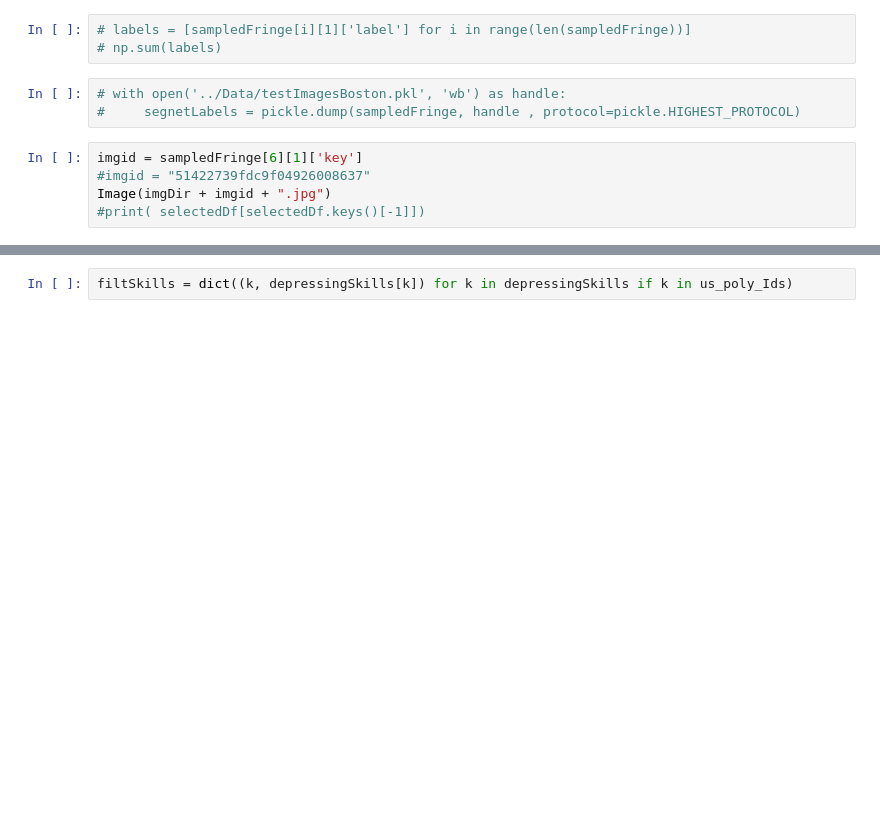
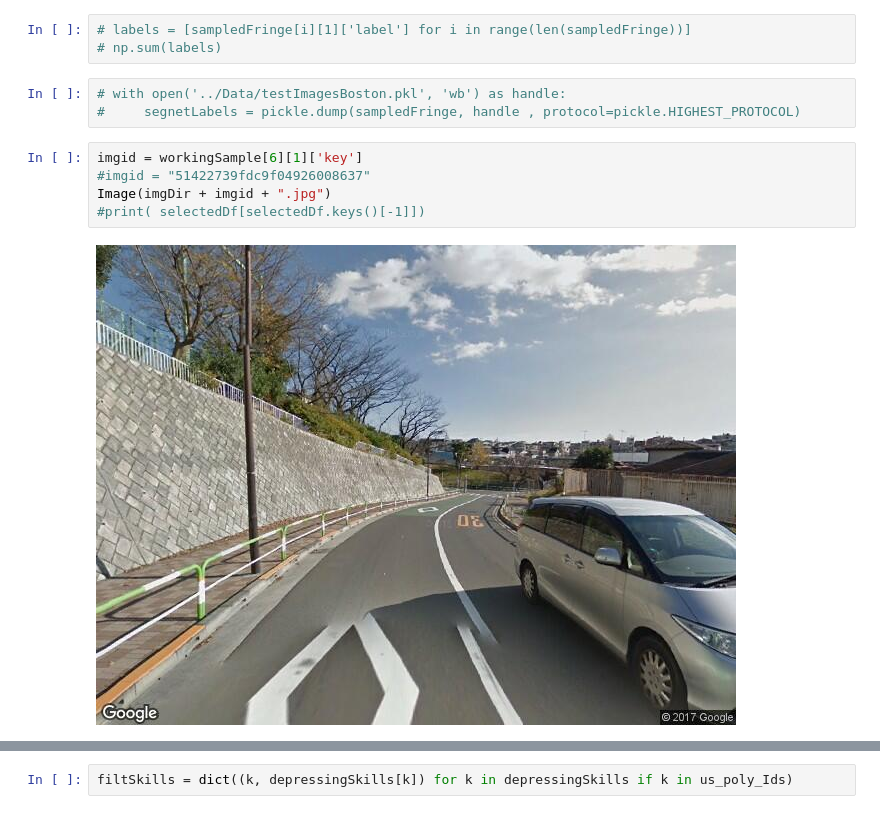
Before and after one commit to sagarjoglekar/ExplainingUrbanEmotions, a Jupyter notebook: notebooks/PPRanking.ipynb, the cells around one changed output, grey strips where cells are left out. Saved outputs shown, nothing was run; the diff lists cells and outputs as text; blank space fills up the shorter version.

```diff
--- a/notebooks/PPRanking.ipynb
+++ b/notebooks/PPRanking.ipynb
@@ -527,9 +575,11 @@ workingSample[1]
 # with open('../Data/testImagesBoston.pkl', 'wb') as handle:
 #     segnetLabels = pickle.dump(sampledFringe, handle , protocol=pickle.HIGHEST_PROTOCOL)
 # %%
-imgid = sampledFringe[6][1]['key']
+imgid = workingSample[6][1]['key']
 #imgid = "51422739fdc9f04926008637"
 Image(imgDir + imgid + ".jpg")
 #print( selectedDf[selectedDf.keys()[-1]])
+# %% [output]
+[figure, added]
 # %%
 len(selectedDf)
```
Also changed, not shown: parts of 43 cells of this notebook, 15 other files.
